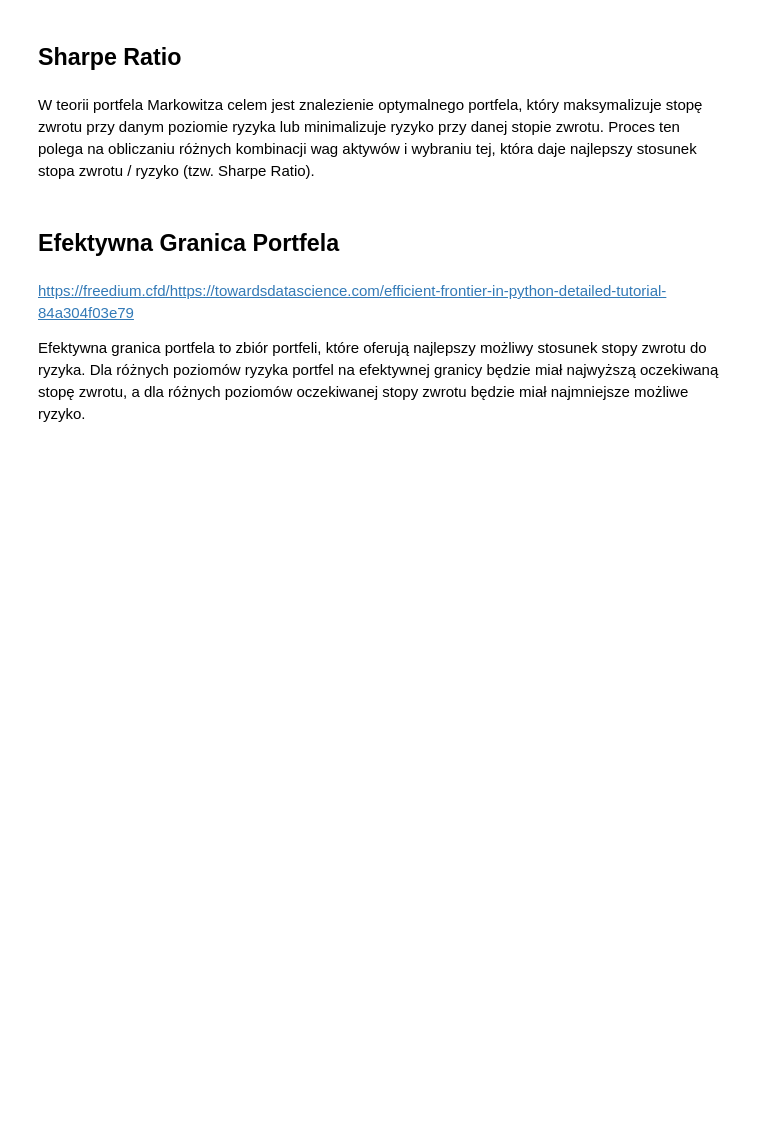
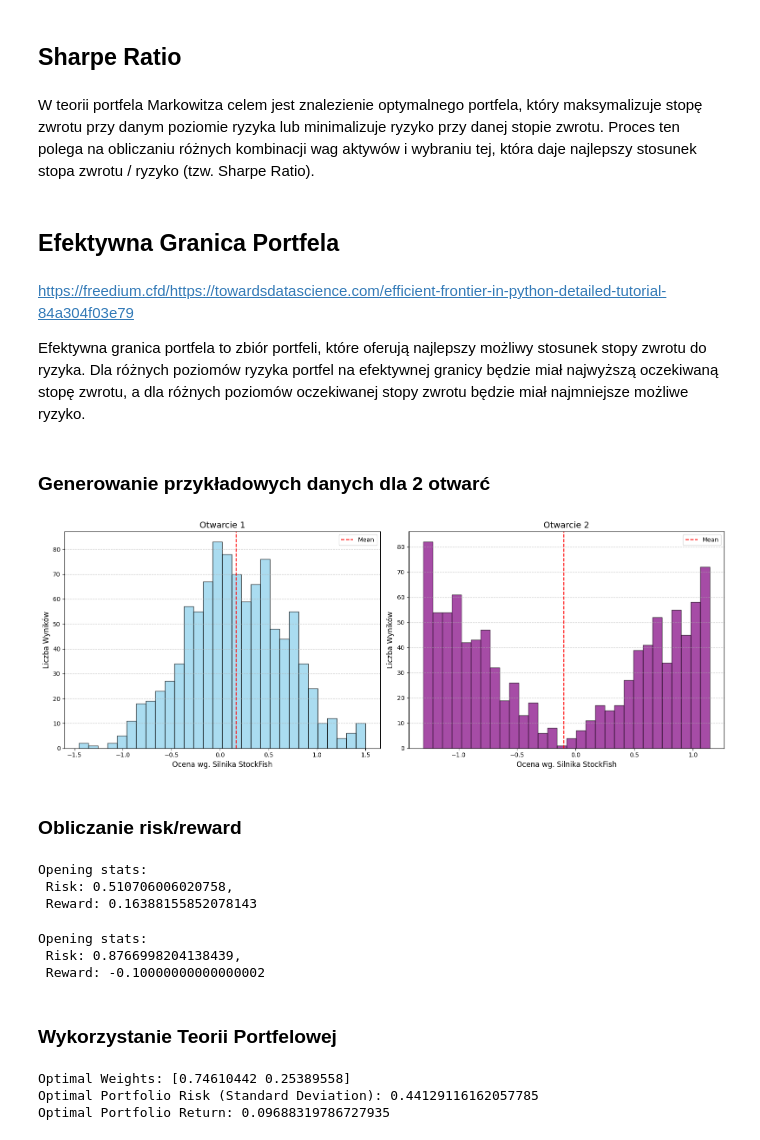
Before and after one commit to kcprxkln/portfolio-theory-on-chess-openings, a Jupyter notebook: intro_calculations.ipynb, the cells around one changed output. Drawn from its saved outputs; the diff is of its cells as text; code cells hidden in the pictures; blank space fills up the shorter version.

Commit message:
Adds some basic calculations that add intuition on what needs to be performed. Treats openings portfolio as continous value, and that needs to be changed.

```diff
--- a/intro_calculations.ipynb
+++ b/intro_calculations.ipynb
@@ -23,3 +23,5 @@ W teorii portfela Markowitza celem jest znalezienie optymalnego portfela, który
 https://freedium.cfd/https://towardsdatascience.com/efficient-frontier-in-python-detailed-tutorial-84a304f03e79
 
 Efektywna granica portfela to zbiór portfeli, które oferują najlepszy możliwy stosunek stopy zwrotu do ryzyka. Dla różnych poziomów ryzyka portfel na efektywnej granicy będzie miał najwyższą oczekiwaną stopę zwrotu, a dla różnych poziomów oczekiwanej stopy zwrotu będzie miał najmniejsze możliwe ryzyko.
+# %% [markdown]
+### Generowanie przykładowych danych dla 2 otwarć
@@ -25,0 +55,33 @@ Efektywna granica portfela to zbiór portfeli, które oferują najlepszy możliw
+# %%
+o1_mock_population = generate_population(0.2, 0.5, -1.5, 1.5, 1000) # gaussian population (less risky opening)
+o2_mock_population = generate_u_shaped_population(-0.1, -1.5, 1.5, 1000) # u-shaped population (more risky opening)
+# %%
+plt.figure(figsize=(16, 6))
+
+# opening 1
+plt.subplot(1, 2, 1)  # 1 row, 2 columns, second subplot
+plt.hist(o1_mock_population, bins=30, color='skyblue', edgecolor='black', alpha=0.7)
+plt.title('Otwarcie 1', fontsize=14)
+plt.xlabel('Ocena wg. Silnika StockFish', fontsize=12)
+plt.ylabel('Liczba Wyników', fontsize=12)
+plt.grid(axis='y', linestyle='--', alpha=0.7)
+plt.axvline(x=np.mean(o1_mock_population), color='red', linestyle='--', label='Mean')
+plt.legend()
+
+# opening 2
+plt.subplot(1, 2, 2)  # 1 row, 2 columns, first subplot
+plt.hist(o2_mock_population, bins=30, color='purple', edgecolor='black', alpha=0.7)
+plt.title('Otwarcie 2', fontsize=14)
+plt.xlabel('Ocena wg. Silnika StockFish', fontsize=12)
+plt.ylabel('Liczba Wyników', fontsize=12)
+plt.grid(axis='y', linestyle='--', alpha=0.7)
+plt.axvline(x=np.mean(o2_mock_population), color='red', linestyle='--', label='Mean')
+plt.legend()
+
+
+plt.tight_layout()
+plt.show()
+# %% [output]
+[figure, added]
+# %% [markdown]
+### Obliczanie risk/reward
@@ -25,0 +95,18 @@ Efektywna granica portfela to zbiór portfeli, które oferują najlepszy możliw
+# %%
+o1_stats = calc_risk_and_reward(o1_mock_population)
+ri1, re1 = o1_stats
+print(f"Opening stats: \n Risk: {ri1},\n Reward: {re1} ")
+# %% [output]
+Opening stats:
+ Risk: 0.510706006020758,
+ Reward: 0.16388155852078143
+# %%
+o2_stats = calc_risk_and_reward(o2_mock_population)
+ri2, re2 = o2_stats
+print(f"Opening stats: \n Risk: {ri2},\n Reward: {re2} ")
+# %% [output]
+Opening stats:
+ Risk: 0.8766998204138439,
+ Reward: -0.10000000000000002
+# %% [markdown]
+### Wykorzystanie Teorii Portfelowej
@@ -25,0 +157,16 @@ Efektywna granica portfela to zbiór portfeli, które oferują najlepszy możliw
+# %%
+risks = [ri1, ri2]  # Example list of risks (standard deviations)
+returns = [re1, re2]  # Expected returns for each opening (mean)
+
+covariance_matrix = calculate_covariances(risks)
+
+# Step 2: Optimize the portfolio to minimize risk
+optimal_weights, optimal_risk, optimal_return = optimize_portfolio(covariance_matrix, returns)
+
+print("Optimal Weights:", optimal_weights)
+print("Optimal Portfolio Risk (Standard Deviation):", optimal_risk)
+print("Optimal Portfolio Return:", optimal_return)
+# %% [output]
+Optimal Weights: [0.74610442 0.25389558]
+Optimal Portfolio Risk (Standard Deviation): 0.44129116162057785
+Optimal Portfolio Return: 0.09688319786727935
```
Also changed, not shown: parts of 5 cells of this notebook.
